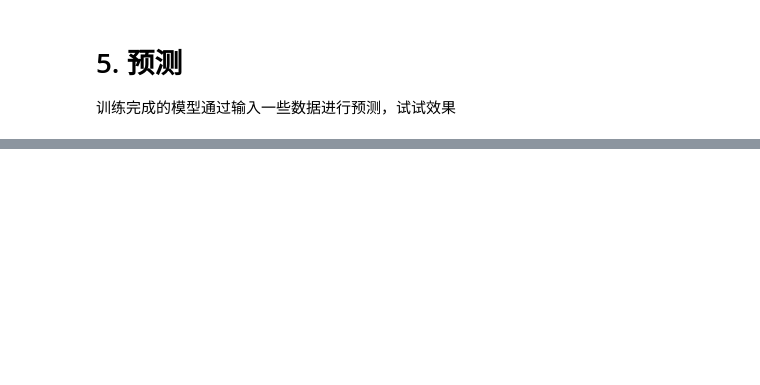
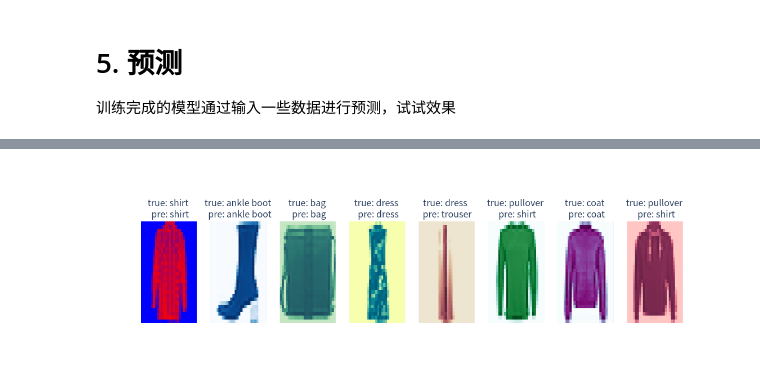
Before and after one commit to ffzs/learn_d2l_mxnet, a Jupyter notebook: 批量归一化.ipynb, the cells around one changed output, grey strips where cells are left out. Drawn from its saved outputs; the diff is of its cells as text; code cells hidden in the pictures; blank space fills up the shorter version.

```diff
--- a/批量归一化.ipynb
+++ b/批量归一化.ipynb
@@ -291,7 +295,7 @@ def show_images(imgs, num_rows, num_cols, titles=None, scale=1.5):
         fig.add_trace(go.Heatmap(z=img.asnumpy()[::-1], showscale=False, colorscale=colorscales[i+3]), 1, i+1)
         fig.update_xaxes(visible=False,row=1, col=i+1)
         fig.update_yaxes(visible=False, row=1, col=i+1)
-    fig.update_layout(height=270)
+    fig.update_layout(height=280)
     fig.show()
 
 def predict(net, test_iter, stop, n=8):
@@ -311,0 +315 @@ predict(NeLet, test_iter, stop)
+[figure, added]
```
Also changed, not shown: parts of 4 cells of this notebook, 5 other files.
